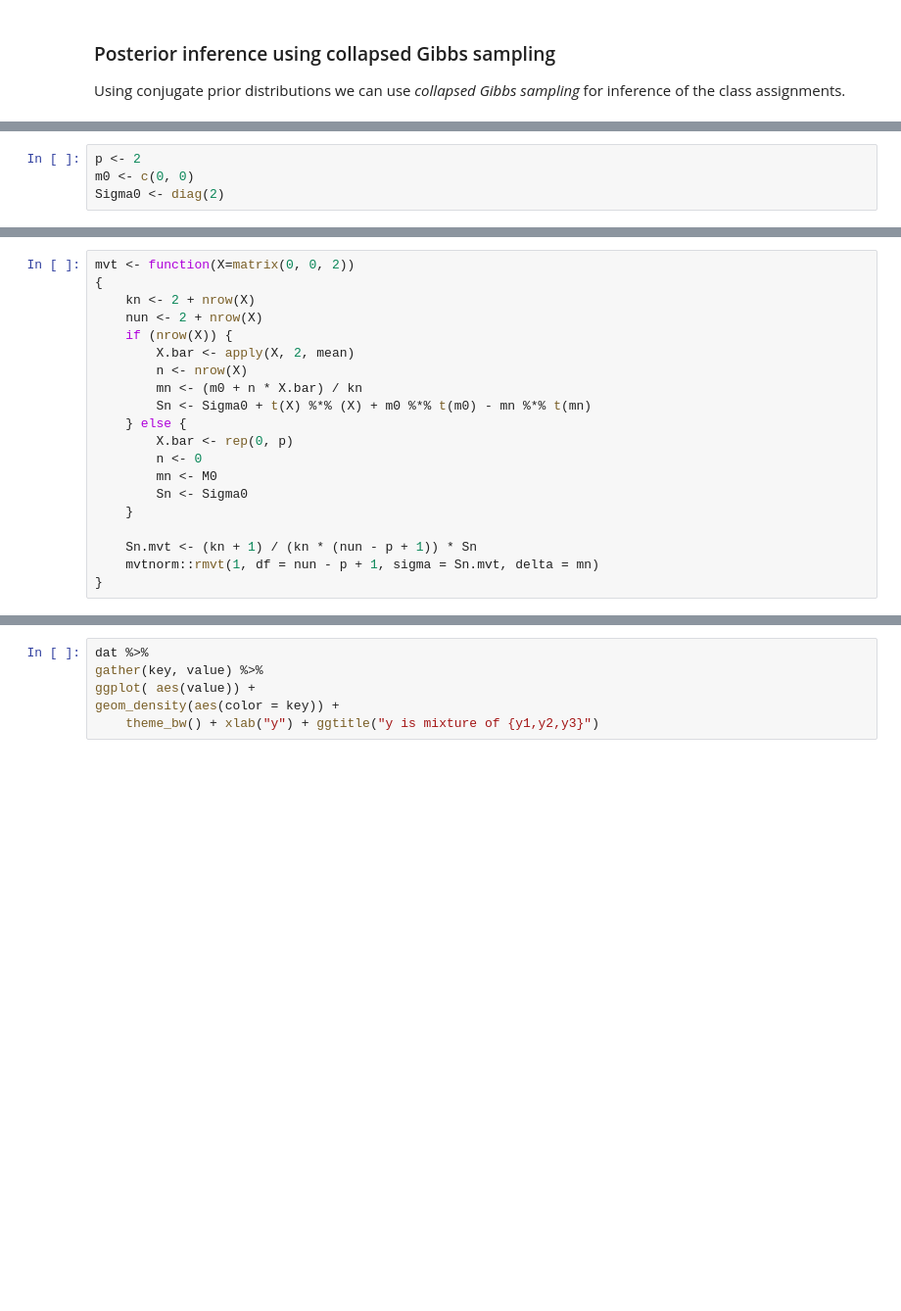
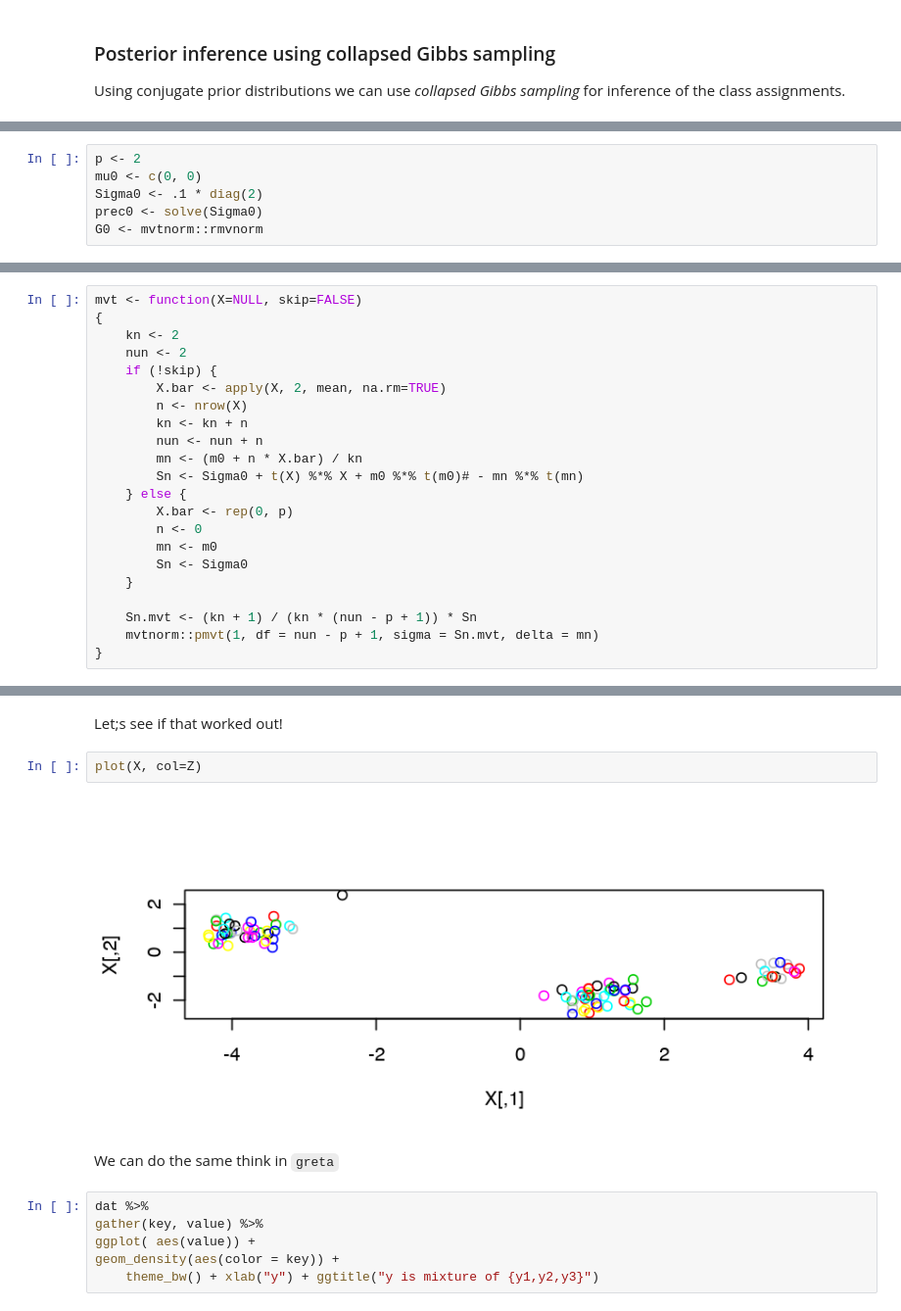
Before and after one commit to dirmeier/etudes, a Jupyter notebook: dirichlet_process_mixture_models.ipynb, the cells around one changed output, grey strips where cells are left out. Shown at 98% size. Saved outputs shown, nothing was run; the diff lists cells and outputs as text; blank space fills up the shorter version.

```diff
--- a/dirichlet_process_mixture_models.ipynb
+++ b/dirichlet_process_mixture_models.ipynb
@@ -93,4 +85,6 @@ K <- 1
 # %%
 p <- 2
-m0 <- c(0, 0)
-Sigma0 <- diag(2)
+mu0 <- c(0, 0)
+Sigma0 <- .1 * diag(2)
+prec0 <- solve(Sigma0)
+G0 <- mvtnorm::rmvnorm
@@ -117,21 +123,23 @@ add_xi <- function(i, k)
 }
 # %%
-mvt <- function(X=matrix(0, 0, 2))
+mvt <- function(X=NULL, skip=FALSE)
 {
-    kn <- 2 + nrow(X)
-    nun <- 2 + nrow(X)
-    if (nrow(X)) {
-        X.bar <- apply(X, 2, mean)
+    kn <- 2
+    nun <- 2
+    if (!skip) {
+        X.bar <- apply(X, 2, mean, na.rm=TRUE)
         n <- nrow(X)
+        kn <- kn + n
+        nun <- nun + n
         mn <- (m0 + n * X.bar) / kn
-        Sn <- Sigma0 + t(X) %*% (X) + m0 %*% t(m0) - mn %*% t(mn)
+        Sn <- Sigma0 + t(X) %*% X + m0 %*% t(m0)# - mn %*% t(mn)
     } else {
         X.bar <- rep(0, p)
         n <- 0
-        mn <- M0
+        mn <- m0
         Sn <- Sigma0
     }
 
     Sn.mvt <- (kn + 1) / (kn * (nun - p + 1)) * Sn
-    mvtnorm::rmvt(1, df = nun - p + 1, sigma = Sn.mvt, delta = mn)
+    mvtnorm::pmvt(1, df = nun - p + 1, sigma = Sn.mvt, delta = mn)
 }
@@ -215,3 +206,11 @@ The following object is masked from ‘package:tidyr’:
+# %% [markdown]
+Let;s see if that worked out!
+# %%
+plot(X, col=Z)
+# %% [output]
+[figure, added]
+# %% [markdown]
+We can do the same think in `greta`
 # %%
 dat %>%
 gather(key, value) %>%
```
Also changed, not shown: parts of 10 cells of this notebook.
